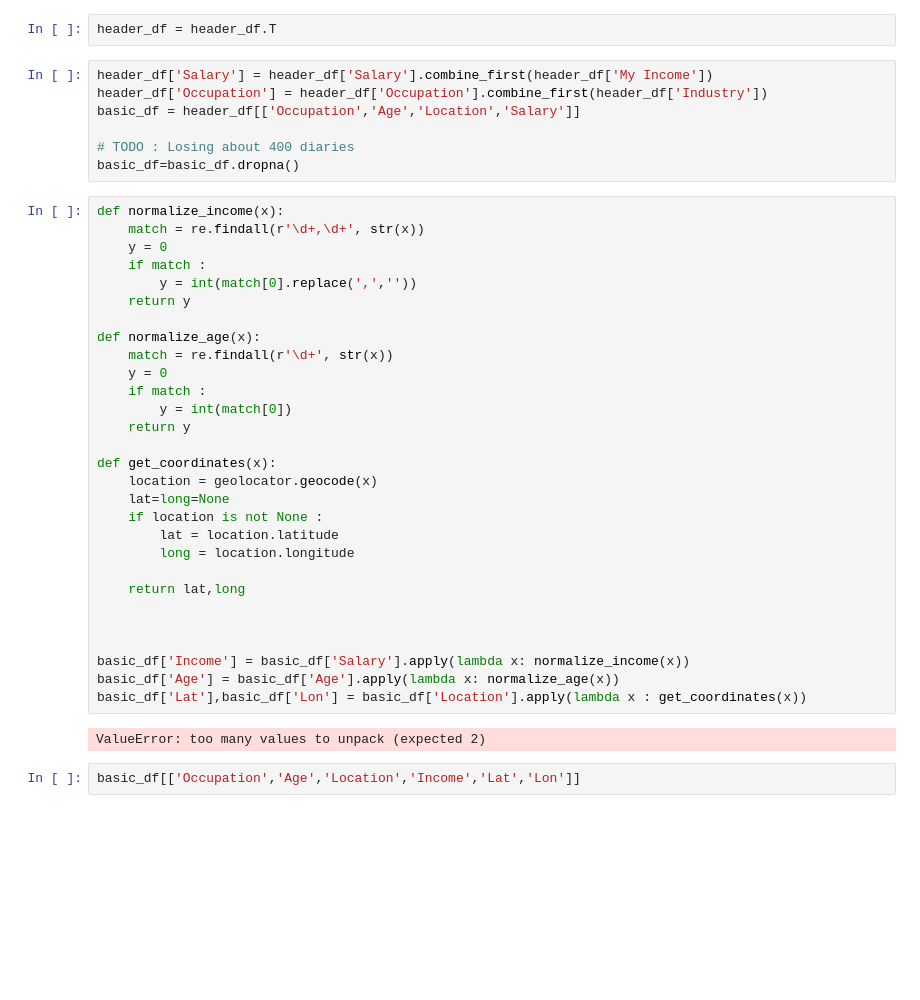
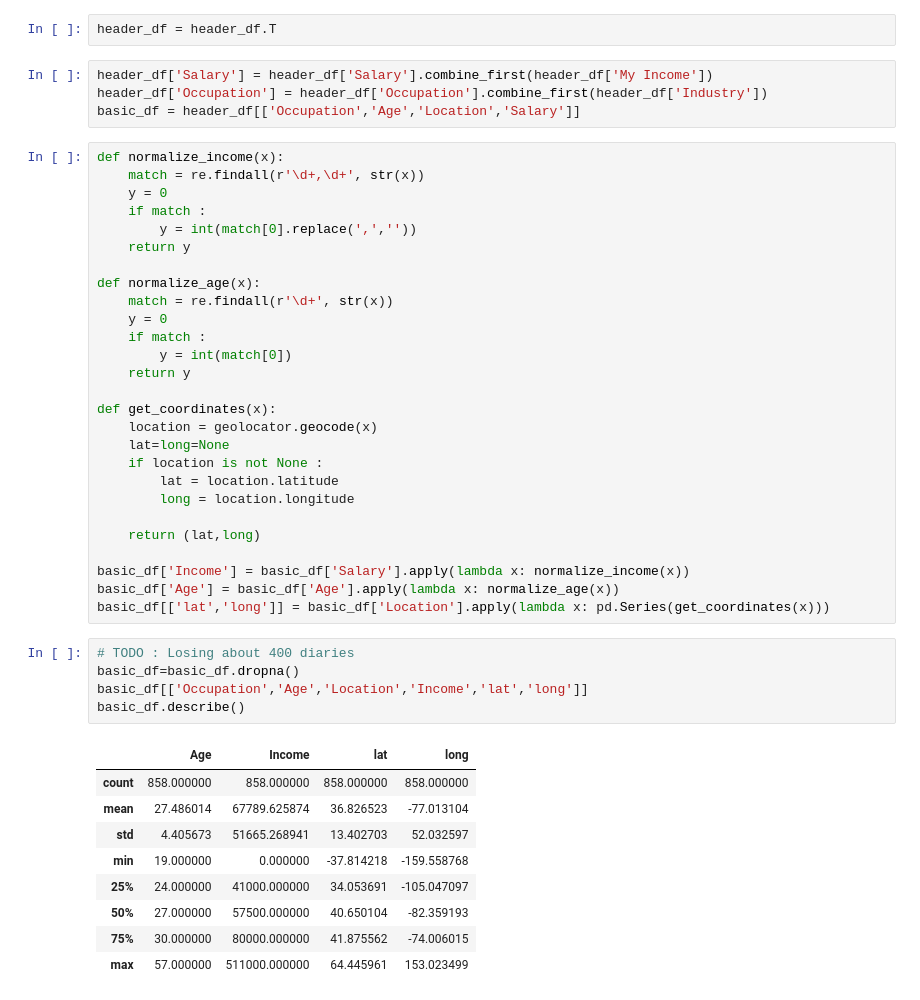
Before and after one commit to AAthresh/money_diaries, a Jupyter notebook: basic_analysis.ipynb, the cells around one changed output. Saved outputs shown, nothing was run; the diff lists cells and outputs as text; blank space fills up the shorter version.

```diff
--- a/basic_analysis.ipynb
+++ b/basic_analysis.ipynb
@@ -13,9 +13,6 @@ header_df = header_df.T
 header_df['Salary'] = header_df['Salary'].combine_first(header_df['My Income'])
 header_df['Occupation'] = header_df['Occupation'].combine_first(header_df['Industry'])
 basic_df = header_df[['Occupation','Age','Location','Salary']]
-
-# TODO : Losing about 400 diaries
-basic_df=basic_df.dropna()
 # %%
 def normalize_income(x):
     match = re.findall(r'\d+,\d+', str(x))
@@ -38,14 +35,23 @@ def get_coordinates(x):
         lat = location.latitude
         long = location.longitude
 
-    return lat,long
-
-
+    return (lat,long)
 
 basic_df['Income'] = basic_df['Salary'].apply(lambda x: normalize_income(x))
 basic_df['Age'] = basic_df['Age'].apply(lambda x: normalize_age(x))
-basic_df['Lat'],basic_df['Lon'] = basic_df['Location'].apply(lambda x : get_coordinates(x))
+basic_df[['lat','long']] = basic_df['Location'].apply(lambda x: pd.Series(get_coordinates(x)))
-# %% [output]
-ValueError: too many values to unpack (expected 2)
-# %%
-basic_df[['Occupation','Age','Location','Income','Lat','Lon']]
+# %%
+# TODO : Losing about 400 diaries
+basic_df=basic_df.dropna()
+basic_df[['Occupation','Age','Location','Income','lat','long']]
+basic_df.describe()
+# %% [output]
+|  | Age | Income | lat | long |
+| count | 858.000000 | 858.000000 | 858.000000 | 858.000000 |
+| mean | 27.486014 | 67789.625874 | 36.826523 | -77.013104 |
+| std | 4.405673 | 51665.268941 | 13.402703 | 52.032597 |
+| min | 19.000000 | 0.000000 | -37.814218 | -159.558768 |
+| 25% | 24.000000 | 41000.000000 | 34.053691 | -105.047097 |
+| 50% | 27.000000 | 57500.000000 | 40.650104 | -82.359193 |
+| 75% | 30.000000 | 80000.000000 | 41.875562 | -74.006015 |
+| max | 57.000000 | 511000.000000 | 64.445961 | 153.023499 |
```
Also changed, not shown: parts of 3 cells of this notebook.
